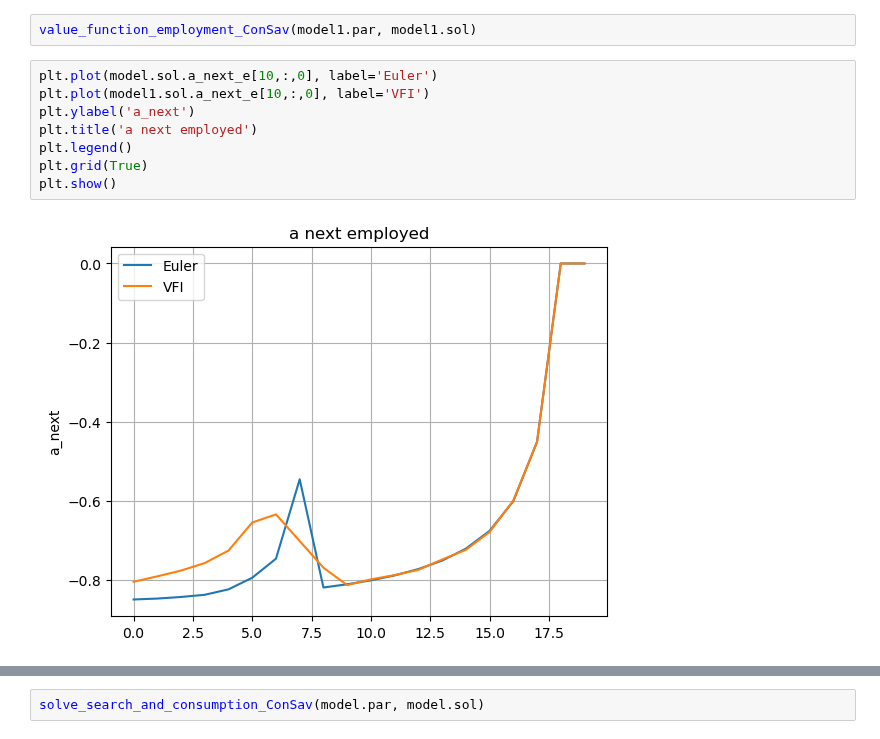
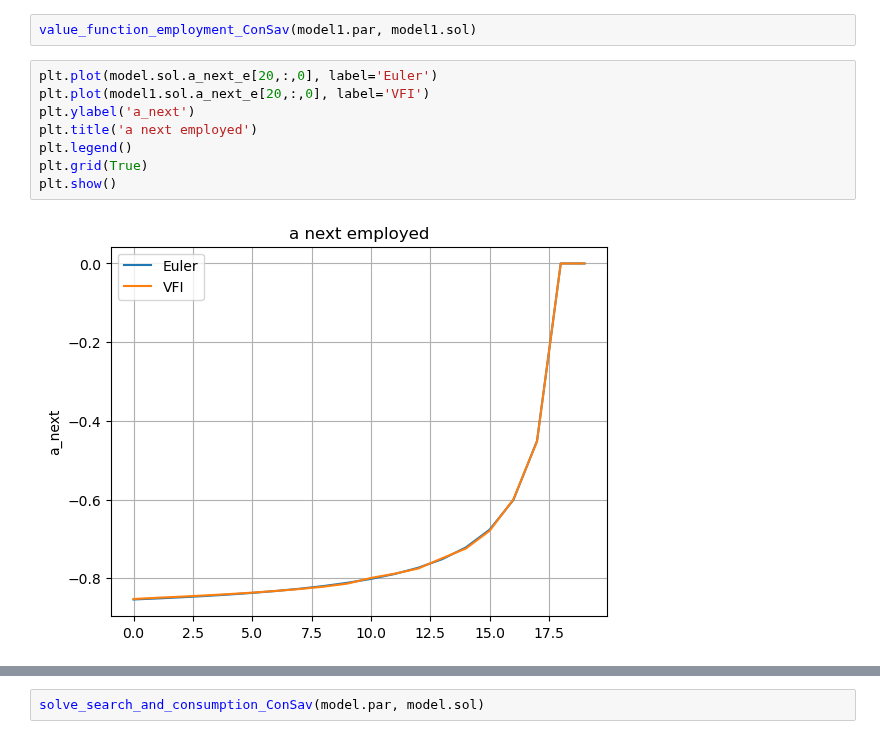
Before and after one commit to qrn838/Dynamic-programming-project, a Jupyter notebook: 1. VFI and EGM.ipynb, the cells around one changed output, grey strips where cells are left out. Drawn from its saved outputs; the diff is of its cells as text.

```diff
--- a/1. VFI and EGM.ipynb
+++ b/1. VFI and EGM.ipynb
@@ -21,13 +21,13 @@ value_function_employment_ConSav(model.par, model.sol)
 # %%
 value_function_employment_ConSav(model1.par, model1.sol)
 # %%
-plt.plot(model.sol.a_next_e[10,:,0], label='Euler')
-plt.plot(model1.sol.a_next_e[10,:,0], label='VFI')
+plt.plot(model.sol.a_next_e[20,:,0], label='Euler')
+plt.plot(model1.sol.a_next_e[20,:,0], label='VFI')
 plt.ylabel('a_next')
 plt.title('a next employed')
 plt.legend()
 plt.grid(True)
 plt.show()
 # %% [output]
-[figure, old version]
+[figure, new version]
 # %%
```
Also changed, not shown: parts of 10 cells of this notebook, 2 other files.
